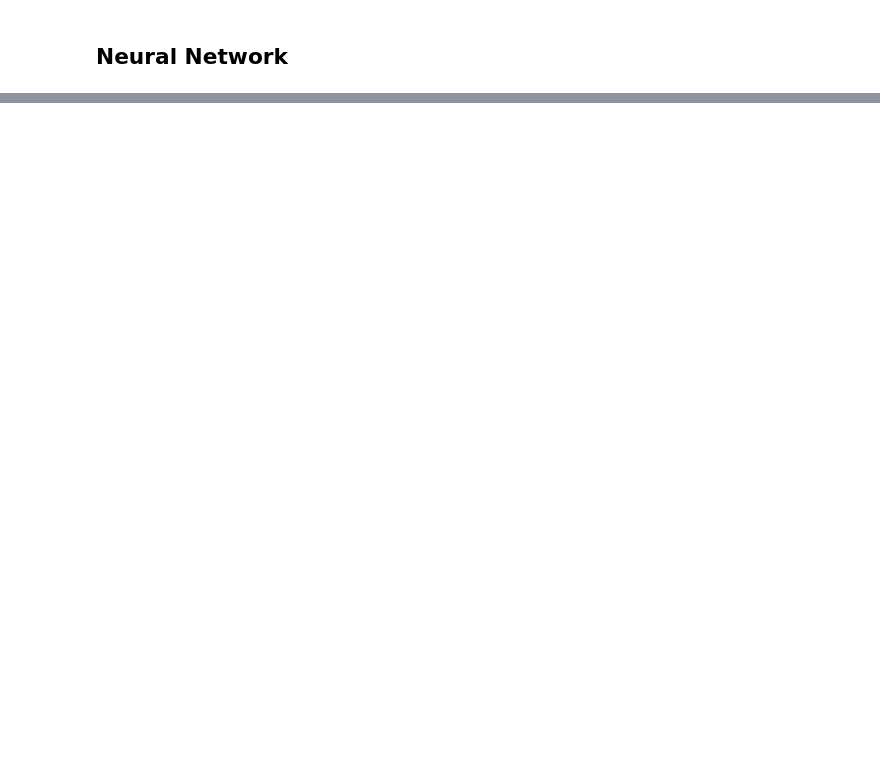
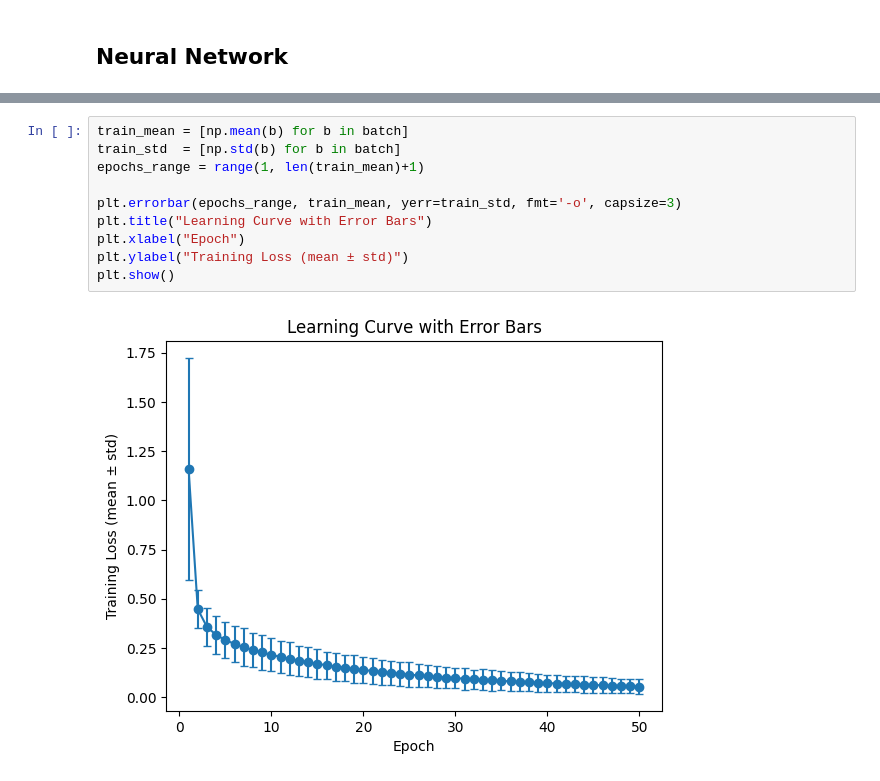
Before and after one commit to naduto/From-Linear-Models-to-Deep-Networks, a Jupyter notebook: ClassificationNN.ipynb, the cells around one changed output, grey strips where cells are left out. Saved outputs shown, nothing was run; the diff lists cells and outputs as text; blank space fills up the shorter version.

```diff
--- a/ClassificationNN.ipynb
+++ b/ClassificationNN.ipynb
@@ -510 +491,13 @@ plt.show()
+# %%
+train_mean = [np.mean(b) for b in batch]
+train_std  = [np.std(b) for b in batch]
+epochs_range = range(1, len(train_mean)+1)
+
+plt.errorbar(epochs_range, train_mean, yerr=train_std, fmt='-o', capsize=3)
+plt.title("Learning Curve with Error Bars")
+plt.xlabel("Epoch")
+plt.ylabel("Training Loss (mean ± std)")
+plt.show()
+# %% [output]
+[figure, added]
 # %%
```
Also changed, not shown: parts of 56 cells of this notebook, 1 other file.
